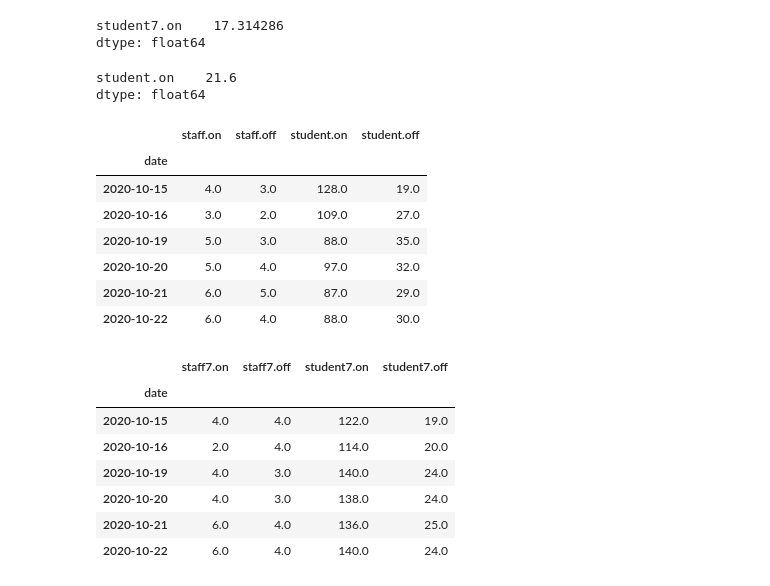
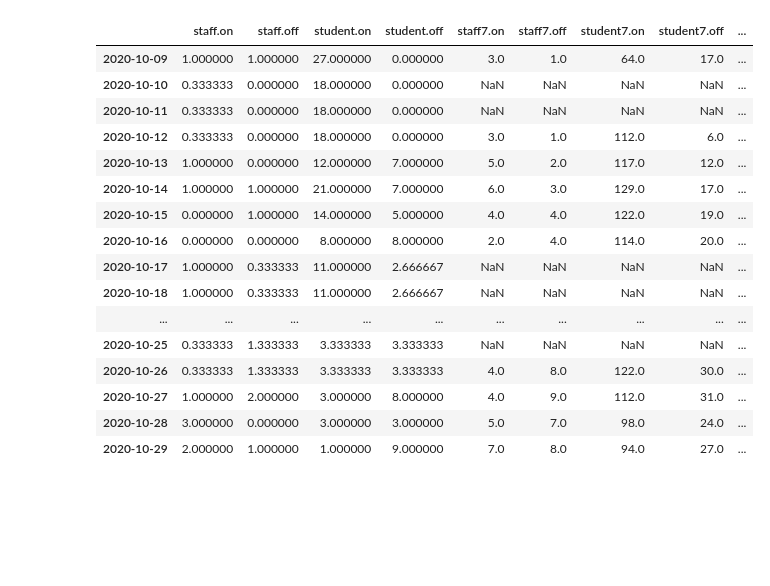
Before and after one commit to sjmurdoch/uclcovid, a Jupyter notebook: code/parse-data.ipynb, the cells around one changed output. Drawn from its saved outputs; the diff is of its cells as text; code cells hidden in the pictures; blank space fills up the shorter version.

```diff
--- a/code/parse-data.ipynb
+++ b/code/parse-data.ipynb
@@ -98,0 +105,2 @@ reported.sub(rolling.values)
+# %%
+rolling.rename(columns=lambda x: x.replace(".", "rolling7."), inplace=True)
@@ -125,32 +129,0 @@ df
-# %%
-df.loc[:,["student7.on"]].mean()/7
-# %% [output]
-student7.on    17.314286
-dtype: float64
-# %%
-df.loc[:,["student.on"]].mean()
-# %% [output]
-student.on    21.6
-dtype: float64
-# %%
-rolling
-# %% [output]
-|  | staff.on | staff.off | student.on | student.off |
-| date |  |  |  |  |
-| 2020-10-15 | 4.0 | 3.0 | 128.0 | 19.0 |
-| 2020-10-16 | 3.0 | 2.0 | 109.0 | 27.0 |
-| 2020-10-19 | 5.0 | 3.0 | 88.0 | 35.0 |
-| 2020-10-20 | 5.0 | 4.0 | 97.0 | 32.0 |
-| 2020-10-21 | 6.0 | 5.0 | 87.0 | 29.0 |
-| 2020-10-22 | 6.0 | 4.0 | 88.0 | 30.0 |
-# %%
-reported
-# %% [output]
-|  | staff7.on | staff7.off | student7.on | student7.off |
-| date |  |  |  |  |
-| 2020-10-15 | 4.0 | 4.0 | 122.0 | 19.0 |
-| 2020-10-16 | 2.0 | 4.0 | 114.0 | 20.0 |
-| 2020-10-19 | 4.0 | 3.0 | 140.0 | 24.0 |
-| 2020-10-20 | 4.0 | 3.0 | 138.0 | 24.0 |
-| 2020-10-21 | 6.0 | 4.0 | 136.0 | 25.0 |
-| 2020-10-22 | 6.0 | 4.0 | 140.0 | 24.0 |
@@ -156,0 +134,20 @@ reported
+# %%
+pd.concat([df_smoothed, rolling], axis=1)
+# %% [output]
+|  | staff.on | staff.off | student.on | student.off | staff7.on | staff7.off | student7.on | student7.off | ... |
+| 2020-10-09 | 1.000000 | 1.000000 | 27.000000 | 0.000000 | 3.0 | 1.0 | 64.0 | 17.0 | ... |
+| 2020-10-10 | 0.333333 | 0.000000 | 18.000000 | 0.000000 | NaN | NaN | NaN | NaN | ... |
+| 2020-10-11 | 0.333333 | 0.000000 | 18.000000 | 0.000000 | NaN | NaN | NaN | NaN | ... |
+| 2020-10-12 | 0.333333 | 0.000000 | 18.000000 | 0.000000 | 3.0 | 1.0 | 112.0 | 6.0 | ... |
+| 2020-10-13 | 1.000000 | 0.000000 | 12.000000 | 7.000000 | 5.0 | 2.0 | 117.0 | 12.0 | ... |
+| 2020-10-14 | 1.000000 | 1.000000 | 21.000000 | 7.000000 | 6.0 | 3.0 | 129.0 | 17.0 | ... |
+| 2020-10-15 | 0.000000 | 1.000000 | 14.000000 | 5.000000 | 4.0 | 4.0 | 122.0 | 19.0 | ... |
+| 2020-10-16 | 0.000000 | 0.000000 | 8.000000 | 8.000000 | 2.0 | 4.0 | 114.0 | 20.0 | ... |
+| 2020-10-17 | 1.000000 | 0.333333 | 11.000000 | 2.666667 | NaN | NaN | NaN | NaN | ... |
+| 2020-10-18 | 1.000000 | 0.333333 | 11.000000 | 2.666667 | NaN | NaN | NaN | NaN | ... |
+| ... | ... | ... | ... | ... | ... | ... | ... | ... | ... |
+| 2020-10-25 | 0.333333 | 1.333333 | 3.333333 | 3.333333 | NaN | NaN | NaN | NaN | ... |
+| 2020-10-26 | 0.333333 | 1.333333 | 3.333333 | 3.333333 | 4.0 | 8.0 | 122.0 | 30.0 | ... |
+| 2020-10-27 | 1.000000 | 2.000000 | 3.000000 | 8.000000 | 4.0 | 9.0 | 112.0 | 31.0 | ... |
+| 2020-10-28 | 3.000000 | 0.000000 | 3.000000 | 3.000000 | 5.0 | 7.0 | 98.0 | 24.0 | ... |
+| 2020-10-29 | 2.000000 | 1.000000 | 1.000000 | 9.000000 | 7.0 | 8.0 | 94.0 | 27.0 | ... |
```
Also changed, not shown: parts of 12 cells of this notebook, 1 other file.
